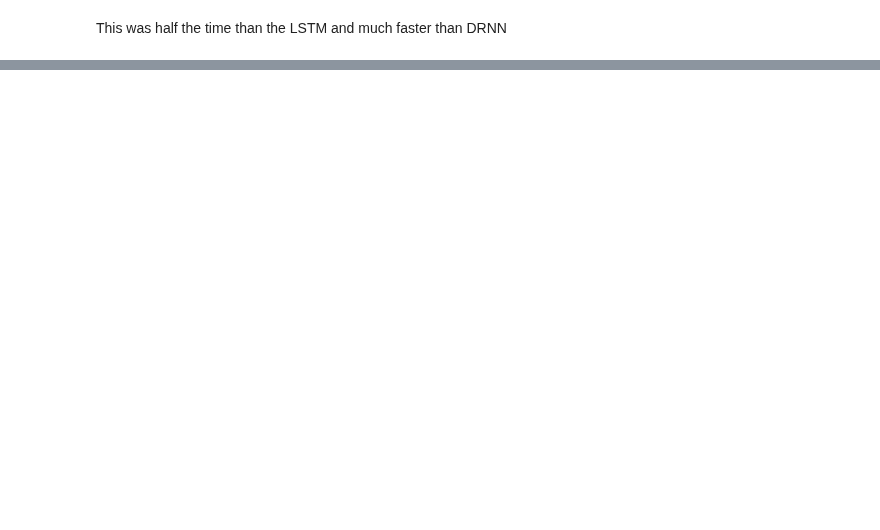
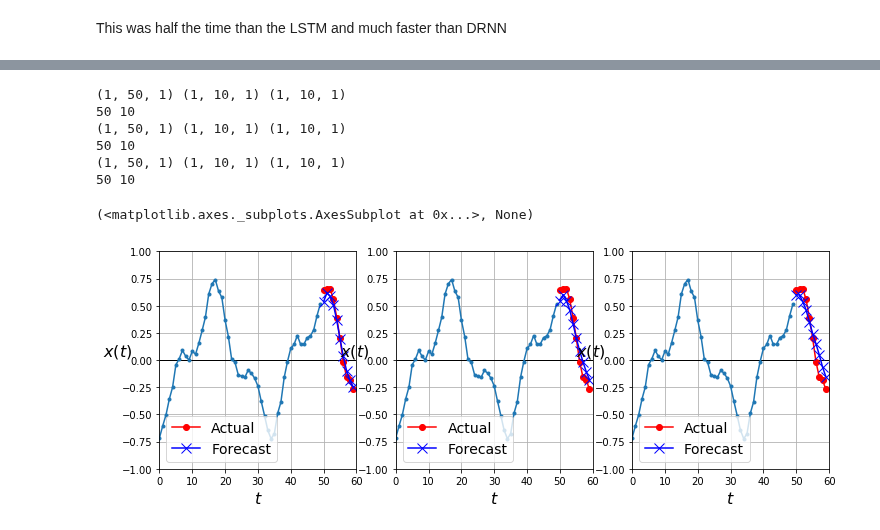
Before and after one commit to dtrad/geoml_course, a Jupyter notebook: Practice22_RNN.ipynb, the cells around one changed output, grey strips where cells are left out. Cells and saved outputs as stored; diff of their text form; code cells hidden in the pictures; blank space fills up the shorter version.

```diff
--- a/Practice22_RNN.ipynb
+++ b/Practice22_RNN.ipynb
@@ -496,8 +812,17 @@ print(Y_new.shape,Y_pred_GRU.shape)
 # %%
 fig, axes = plt.subplots(nrows=1, ncols=3, sharey=True, figsize=(12, 4))
-plt.subplot(131),plot_multiple_forecasts(X_new, Y_new, Y_pred)
+plt.subplot(131),plot_multiple_forecasts(X_new, Y_new, Y_pred_DRNN)
 plt.subplot(132),plot_multiple_forecasts(X_new, Y_new, Y_pred_LSTM)
 plt.subplot(133),plot_multiple_forecasts(X_new, Y_new, Y_pred_GRU)
+# %% [output]
+(1, 50, 1) (1, 10, 1) (1, 10, 1)
+50 10
+(1, 50, 1) (1, 10, 1) (1, 10, 1)
+50 10
+(1, 50, 1) (1, 10, 1) (1, 10, 1)
+50 10
+(<matplotlib.axes._subplots.AxesSubplot at 0x...>, None)
+[figure, added]
 # %%
 MSE_GRU=model.evaluate(X_valid, Y_valid)
 print(MSE_GRU)
```
Also changed, not shown: parts of 53 cells of this notebook.
